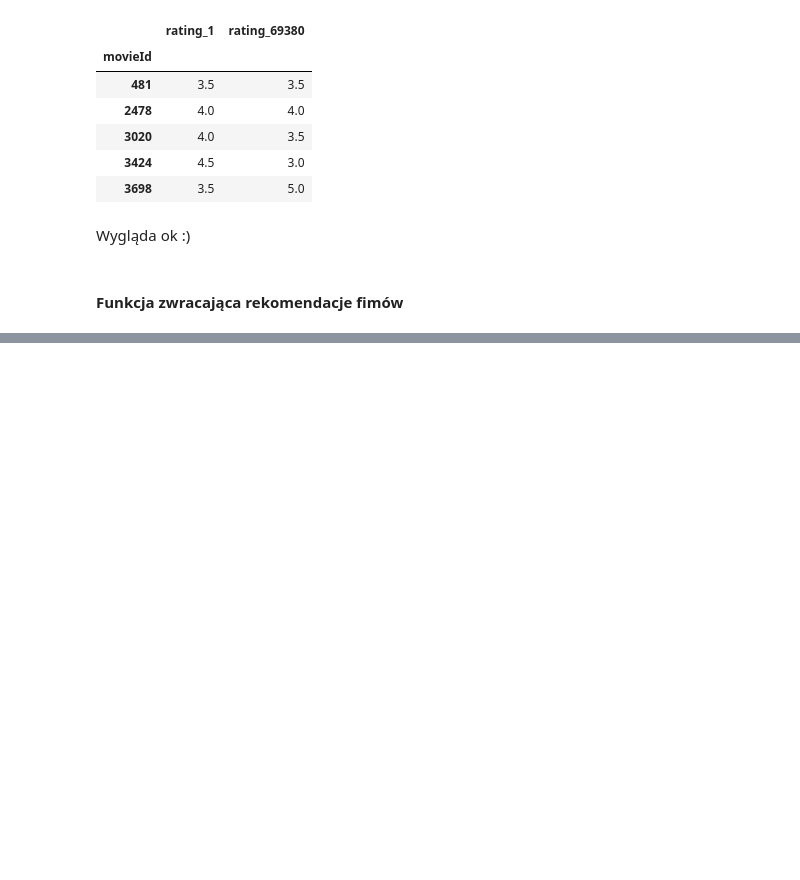
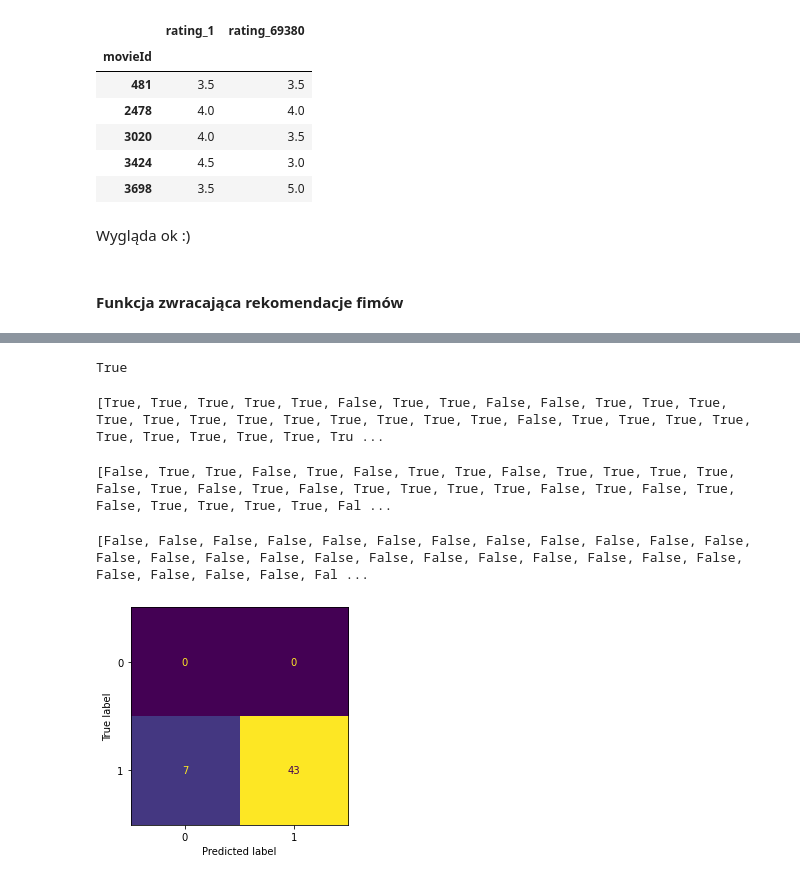
Before and after one commit to hoanganhlinh/WB_Asia_Laura_Pawel, a Jupyter notebook: model1.ipynb, the cells around one changed output, grey strips where cells are left out. Cells and saved outputs as stored; diff of their text form; code cells hidden in the pictures; blank space fills up the shorter version.

```diff
--- a/model1.ipynb
+++ b/model1.ipynb
@@ -264,0 +314,7 @@ User 10, you might like movies:
+# %%
+user_id = 10
+recommendations = recommend_movies(user_id, 100, 5)
+print(f"User {user_id}, there are {len(recommendations)} recommendations for you.")
+print(f"You might like movies:")
+for movie in recommendations:
+    print(movie)
@@ -264,0 +382,3 @@ User 10, you might like movies:
+# %%
+user_id = 10
+print(ratings[ratings['userId']==user_id])
@@ -264,0 +400,46 @@ User 10, you might like movies:
+# %%
+result = recommend_movies_validation(user_id, 1, 100, 3.5)
+print(result)
+# %% [output]
+True
+# %%
+def recommendation_fit(user_id, num_users=10, rating=5):
+    good_movies = ratings[(ratings['userId']==user_id) & (ratings['rating']>=5)].movieId
+#     print(good_movies)
+    '''TODO: good_movies -> movies 0-1
+    (czy rekomendowac czy nie, np. nad i pod jakims progiem oceny)'''
+
+
+    return [recommend_movies_validation(user_id, movie_id, num_users, rating) for movie_id in good_movies]
+#     return [movie_id for movie_id in good_movies]
+
+rec_100 = recommendation_fit(10, 100, 3.5)
+print(rec_100)
+# %% [output]
+[True, True, True, True, True, False, True, True, False, False, True, True, True, True, True, True, True, True, True, True, True, True, False, True, True, True, True, True, True, True, True, True, Tru ...
+# %%
+rec_20 = recommendation_fit(10, 20, 3.5)
+print(rec_20)
+# %% [output]
+[False, True, True, False, True, False, True, True, False, True, True, True, True, False, True, False, True, False, True, True, True, True, False, True, False, True, False, True, True, True, True, Fal ...
+# %%
+rec_100_5 = recommendation_fit(10, 100, 5)
+print(rec_100_5)
+# %% [output]
+[False, False, False, False, False, False, False, False, False, False, False, False, False, False, False, False, False, False, False, False, False, False, False, False, False, False, False, False, Fal ...
+# %%
+from sklearn.metrics import confusion_matrix, ConfusionMatrixDisplay
+
+def plot_cm(y_pred):
+    y = [1 for i in range(len(y_pred))]
+
+    cm = ConfusionMatrixDisplay(confusion_matrix(y, y_pred))
+    cm.plot(colorbar=False)
+
+    plt.show()
+# %%
+rec_100 = [x*1 for x in rec_100]
+
+plot_cm(rec_100)
+# %% [output]
+[figure, added]
```
Also changed, not shown: parts of 16 cells of this notebook.
